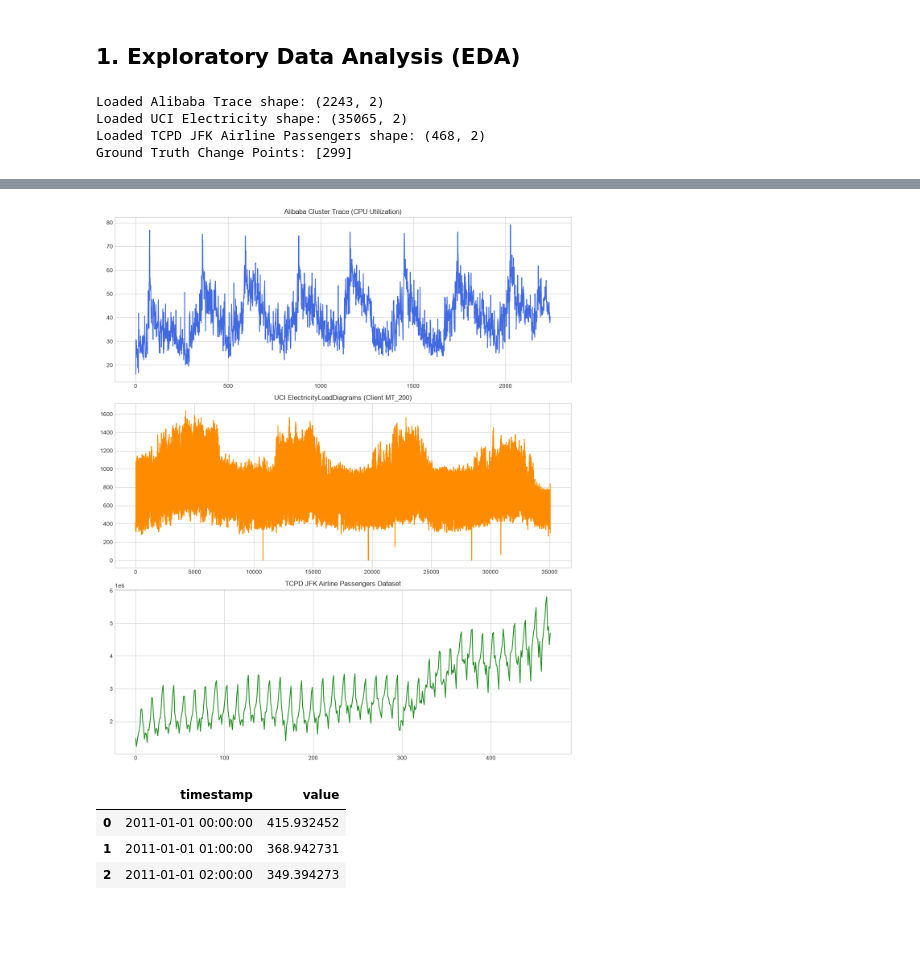
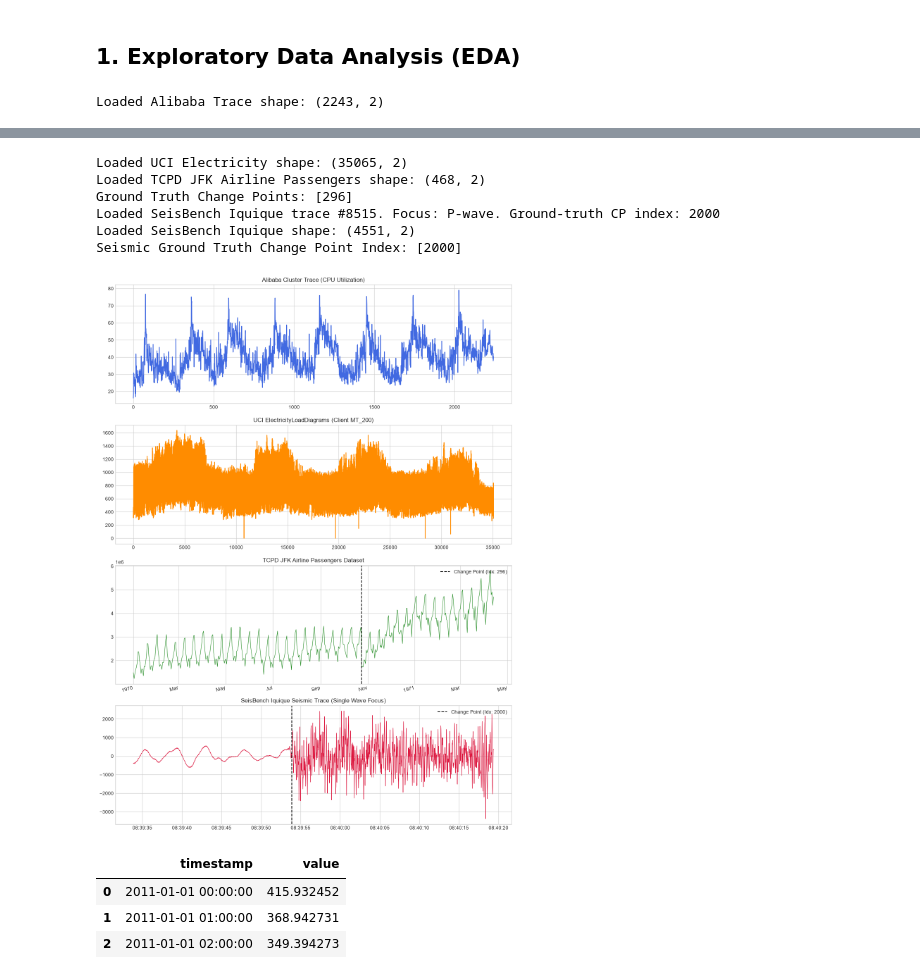
Before and after one commit to ElizPery/seasonality-drift-llm-backtest, a Jupyter notebook: notebooks/01_eda_and_baselines.ipynb, the cells around one changed output, grey strips where cells are left out. Drawn from its saved outputs; the diff is of its cells as text; code cells hidden in the pictures; blank space fills up the shorter version.

Commit message:
add iquique dataset as level 3 benchmark

```diff
--- a/notebooks/01_eda_and_baselines.ipynb
+++ b/notebooks/01_eda_and_baselines.ipynb
@@ -51,15 +52,25 @@ except Exception as e:
 # 3. Load TCPD JFK Airline Passengers Dataset
 try:
     # Adjust method name or arguments if your DataLoader uses a specific signature for TCPD
-    tcpd_df, ground_truth_cps = loader.load_tcpd_annotated_series("jfk_passengers", annotator_key="6")
+    tcpd_df, ground_truth_cps = loader.load_tcpd_annotated_series("jfk_passengers", annotator_key="10")
     print(f"Loaded TCPD JFK Airline Passengers shape: {tcpd_df.shape}")
     print(f"Ground Truth Change Points: {ground_truth_cps}")
 except Exception as e:
     print(f"TCPD JFK Airline Passengers file note: {e}")
     tcpd_df = None
 
+# 4. Load SeisBench Iquique Dataset (Seismic Domain)
+try:
+    seismic_df, seismic_gt_cps = loader.load_seismic_dataset(seed=42)
+    print(f"Loaded SeisBench Iquique shape: {seismic_df.shape}")
+    print(f"Seismic Ground Truth Change Point Index: {seismic_gt_cps}")
+except Exception as e:
+    print(f"SeisBench Iquique file note: {e}")
+    seismic_df = None
+    seismic_gt_cps = []
+
 # Plot raw signals side-by-side
-fig, axes = plt.subplots(3, 1, figsize=(12, 14), sharex=False)
+fig, axes = plt.subplots(4, 1, figsize=(12, 16), sharex=False)
 
 if alibaba_df is not None:
     axes[0].plot(alibaba_df["value"], color="royalblue")
@@ -75,15 +86,40 @@ else:
 
 if tcpd_df is not None:
     # Use standard plotting or specific column if multi-column
-    axes[2].plot(tcpd_df["value"], color="forestgreen")
+    axes[2].plot(tcpd_df["timestamp"], tcpd_df["value"], color="forestgreen", linewidth=0.8)
+
+    # Highlight the single ground-truth change point if within bounds
+    for cp_idx in ground_truth_cps:
+        if cp_idx < len(tcpd_df):
+            cp_time = tcpd_df.loc[cp_idx, "timestamp"]
+            axes[2].axvline(cp_time, color="black", linestyle="--", label=f"Change Point (Idx: {cp_idx})")
+
     axes[2].set_title("TCPD JFK Airline Passengers Dataset")
+    axes[2].legend(loc="upper right")
+
+    # --- Fix crowded timestamp axis ---
+    # Automatically format major ticks to prevent overlapping dates/times
+    axes[2].xaxis.set_major_locator(mdates.AutoDateLocator())
+    axes[2].xaxis.set_major_formatter(mdates.ConciseDateFormatter(axes[2].xaxis.get_major_locator()))
+
+    # Optional: Rotate tick labels slightly if they still overlap
+    plt.setp(axes[2].xaxis.get_majorticklabels(), rotation=15, ha="right")
 else:
     axes[2].text(0.5, 0.5, "TCPD JFK Airline Passengers data not found in data/raw/", ha="center", va="center")
 
+if seismic_df is not None:
+    axes[3].plot(seismic_df["timestamp"], seismic_df["value"], color="crimson", linewidth=0.8)
+    # Highlight the single ground-truth change point if within bounds
+    for cp_idx in seismic_gt_cps:
+        if cp_idx < len(seismic_df):
+            cp_time = seismic_df.loc[cp_idx, "timestamp"]
+            axes[3].axvline(cp_time, color="black", linestyle="--", label=f"Change Point (Idx: {cp_idx})")
+    axes[3].set_title("SeisBench Iquique Seismic Trace (Single Wave Focus)")
+    axes[3].legend(loc="upper right")
+else:
+    axes[3].text(0.5, 0.5, "SeisBench Iquique data could not be loaded", ha="center", va="center")
+
 plt.tight_layout()
 plt.show()
 # %% [output]
 Loaded Alibaba Trace shape: (2243, 2)
-Loaded UCI Electricity shape: (35065, 2)
-Loaded TCPD JFK Airline Passengers shape: (468, 2)
-Ground Truth Change Points: [299]
@@ -90,4 +128,10 @@ Ground Truth Change Points: [299]
+Loaded UCI Electricity shape: (35065, 2)
+Loaded TCPD JFK Airline Passengers shape: (468, 2)
+Ground Truth Change Points: [296]
+Loaded SeisBench Iquique trace #8515. Focus: P-wave. Ground-truth CP index: 2000
+Loaded SeisBench Iquique shape: (4551, 2)
+Seismic Ground Truth Change Point Index: [2000]
-[figure, old version]
+[figure, new version]
 # %%
 uci_df.head(3)
 # %% [output]
```
Also changed, not shown: parts of 8 cells of this notebook, 4 other files.
